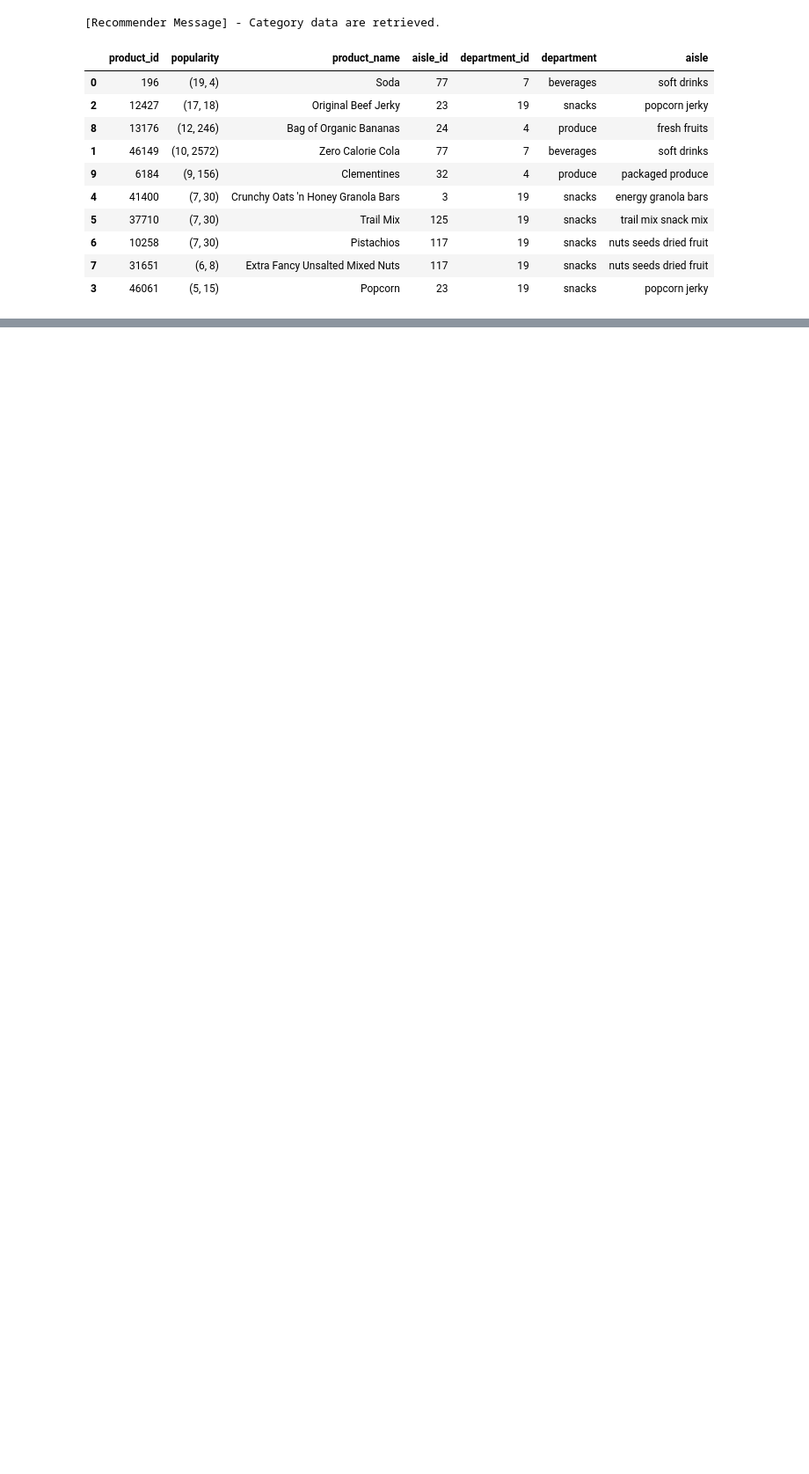
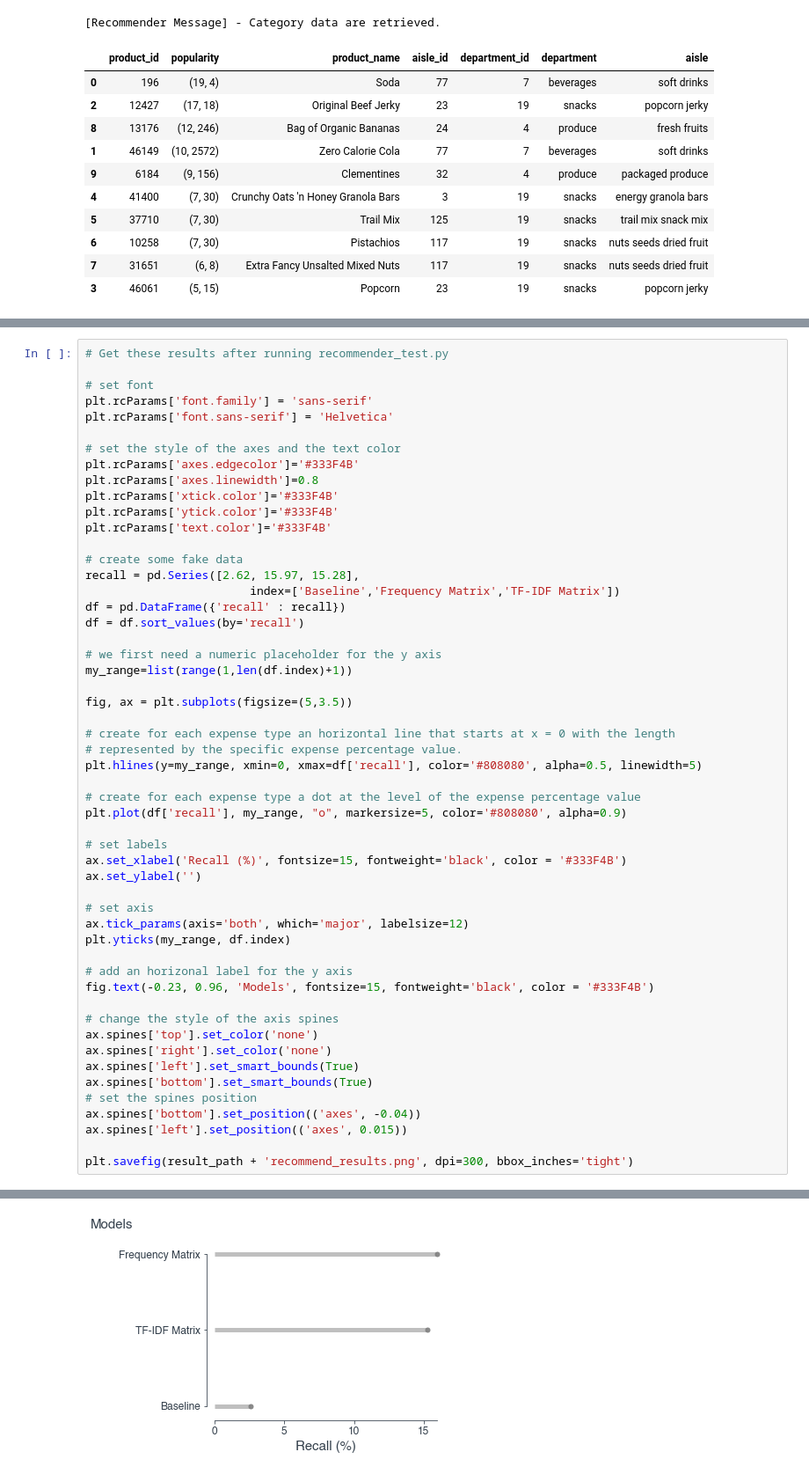
Before and after one commit to shakeel-m-s/Instacart_Database_Insights, a Jupyter notebook: recommender/src/recommender_system.ipynb, the cells around one changed output, grey strips where cells are left out. Shown at 88% size. Cells and saved outputs as stored; diff of their text form; blank space fills up the shorter version.

Commit message:
Add files via upload
Added new plots

```diff
--- a/recommender/src/recommender_system.ipynb
+++ b/recommender/src/recommender_system.ipynb
@@ -125,0 +108,54 @@ plt.show()
+# %%
+# Get these results after running recommender_test.py
+
+# set font
+plt.rcParams['font.family'] = 'sans-serif'
+plt.rcParams['font.sans-serif'] = 'Helvetica'
+
+# set the style of the axes and the text color
+plt.rcParams['axes.edgecolor']='#333F4B'
+plt.rcParams['axes.linewidth']=0.8
+plt.rcParams['xtick.color']='#333F4B'
+plt.rcParams['ytick.color']='#333F4B'
+plt.rcParams['text.color']='#333F4B'
+
+# create some fake data
+recall = pd.Series([2.62, 15.97, 15.28],
+                        index=['Baseline','Frequency Matrix','TF-IDF Matrix'])
+df = pd.DataFrame({'recall' : recall})
+df = df.sort_values(by='recall')
+
+# we first need a numeric placeholder for the y axis
+my_range=list(range(1,len(df.index)+1))
+
+fig, ax = plt.subplots(figsize=(5,3.5))
+
+# create for each expense type an horizontal line that starts at x = 0 with the length
+# represented by the specific expense percentage value.
+plt.hlines(y=my_range, xmin=0, xmax=df['recall'], color='#808080', alpha=0.5, linewidth=5)
+
+# create for each expense type a dot at the level of the expense percentage value
+plt.plot(df['recall'], my_range, "o", markersize=5, color='#808080', alpha=0.9)
+
+# set labels
+ax.set_xlabel('Recall (%)', fontsize=15, fontweight='black', color = '#333F4B')
+ax.set_ylabel('')
+
+# set axis
+ax.tick_params(axis='both', which='major', labelsize=12)
+plt.yticks(my_range, df.index)
+
+# add an horizonal label for the y axis
+fig.text(-0.23, 0.96, 'Models', fontsize=15, fontweight='black', color = '#333F4B')
+
+# change the style of the axis spines
+ax.spines['top'].set_color('none')
+ax.spines['right'].set_color('none')
+ax.spines['left'].set_smart_bounds(True)
+ax.spines['bottom'].set_smart_bounds(True)
+# set the spines position
+ax.spines['bottom'].set_position(('axes', -0.04))
+ax.spines['left'].set_position(('axes', 0.015))
+
+plt.savefig(result_path + 'recommend_results.png', dpi=300, bbox_inches='tight')
+# %% [output]
@@ -125,0 +166 @@ plt.show()
+[figure, added]
```
Also changed, not shown: parts of 4 cells of this notebook.
